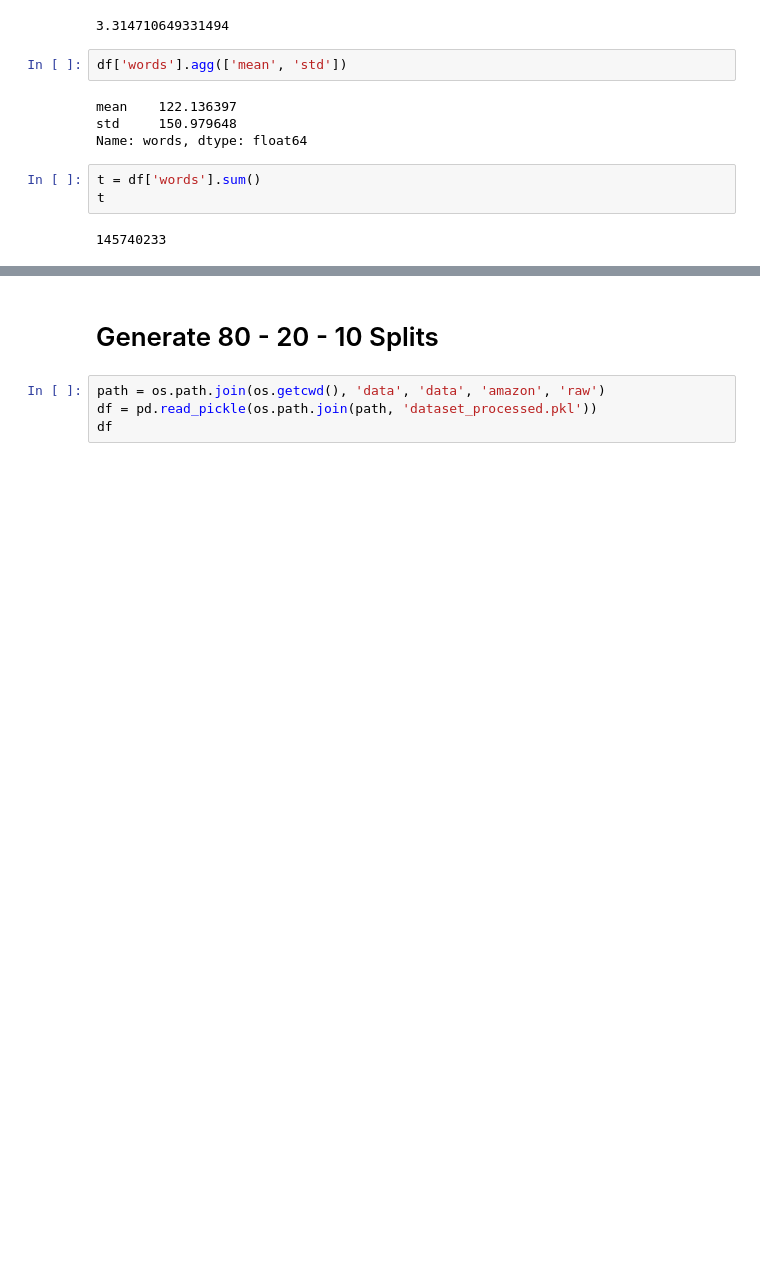
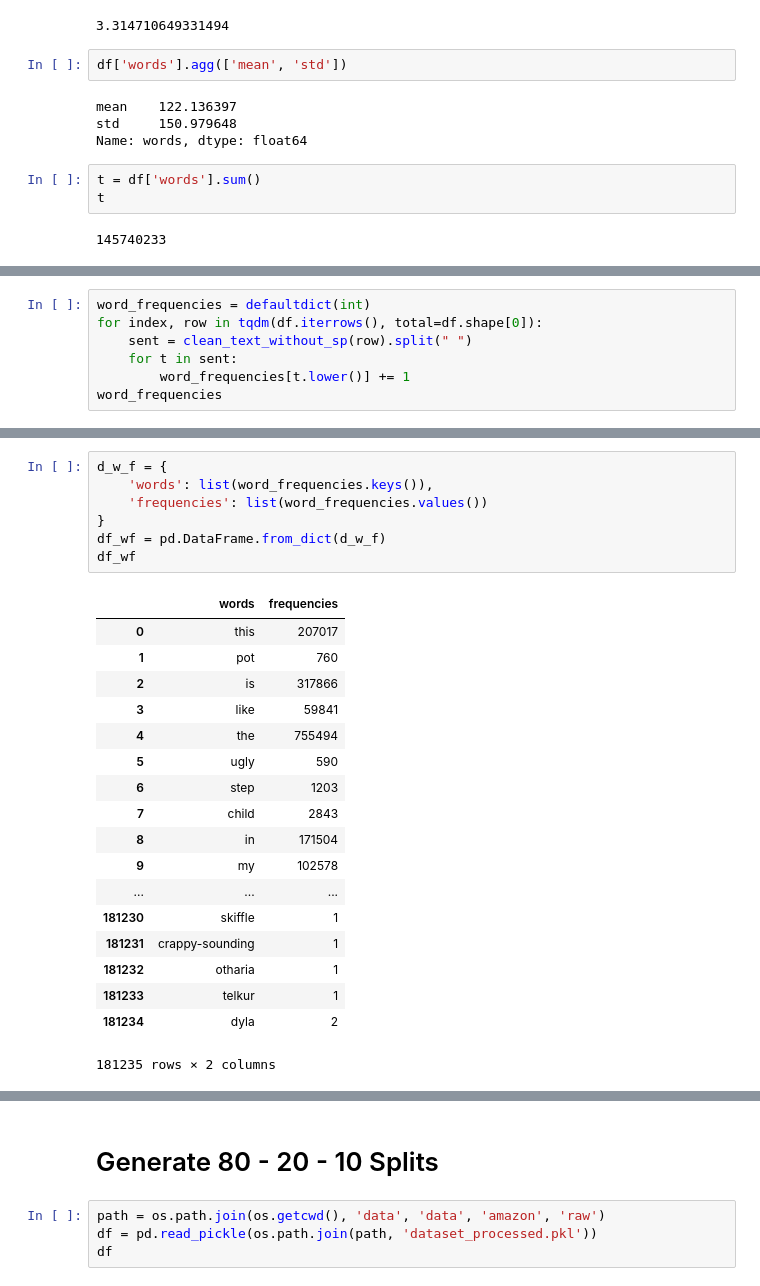
Before and after one commit to felixSchober/ABSA-Transformer, a Jupyter notebook: 14_AmazonReviewsPreprocess.ipynb, the cells around one changed output, grey strips where cells are left out. Drawn from its saved outputs; the diff is of its cells as text; blank space fills up the shorter version.

Commit message:
add word token removals

```diff
--- a/14_AmazonReviewsPreprocess.ipynb
+++ b/14_AmazonReviewsPreprocess.ipynb
@@ -356,0 +361,7 @@ t
+# %%
+word_frequencies = defaultdict(int)
+for index, row in tqdm(df.iterrows(), total=df.shape[0]):
+    sent = clean_text_without_sp(row).split(" ")
+    for t in sent:
+        word_frequencies[t.lower()] += 1
+word_frequencies
@@ -356,0 +387,26 @@ t
+# %%
+d_w_f = {
+    'words': list(word_frequencies.keys()),
+    'frequencies': list(word_frequencies.values())
+}
+df_wf = pd.DataFrame.from_dict(d_w_f)
+df_wf
+# %% [output]
+|  | words | frequencies |
+| 0 | this | 207017 |
+| 1 | pot | 760 |
+| 2 | is | 317866 |
+| 3 | like | 59841 |
+| 4 | the | 755494 |
+| 5 | ugly | 590 |
+| 6 | step | 1203 |
+| 7 | child | 2843 |
+| 8 | in | 171504 |
+| 9 | my | 102578 |
+| ... | ... | ... |
+| 181230 | skiffle | 1 |
+| 181231 | crappy-sounding | 1 |
+| 181232 | otharia | 1 |
+| 181233 | telkur | 1 |
+| 181234 | dyla | 2 |
+181235 rows × 2 columns
```
Also changed, not shown: parts of 9 cells of this notebook.
